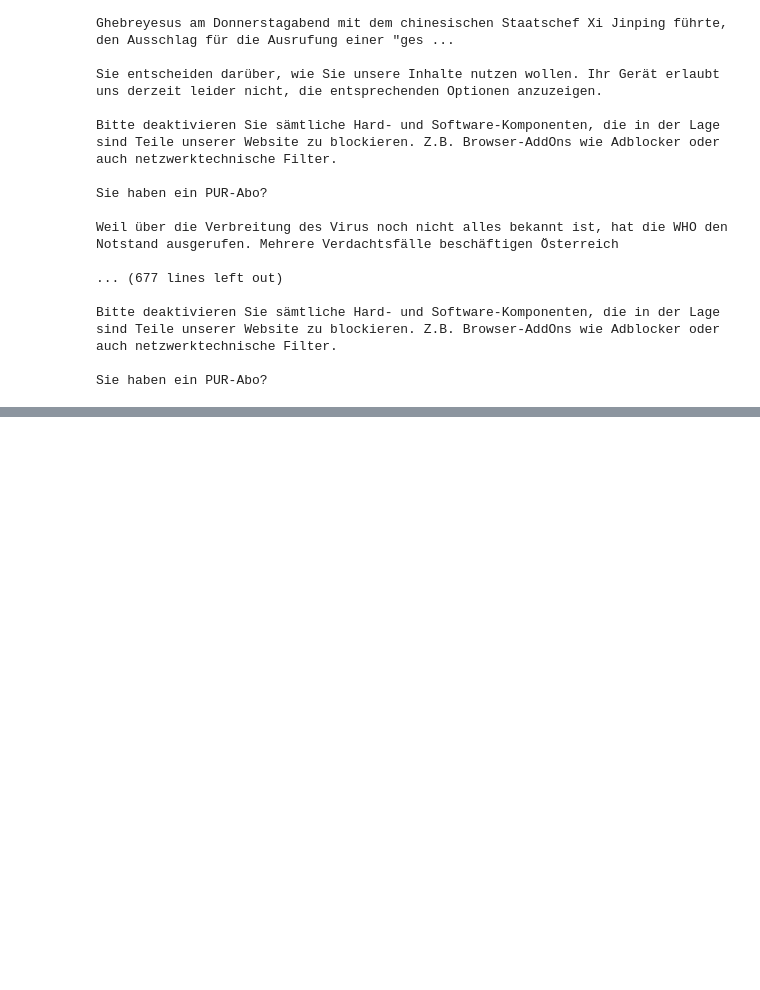
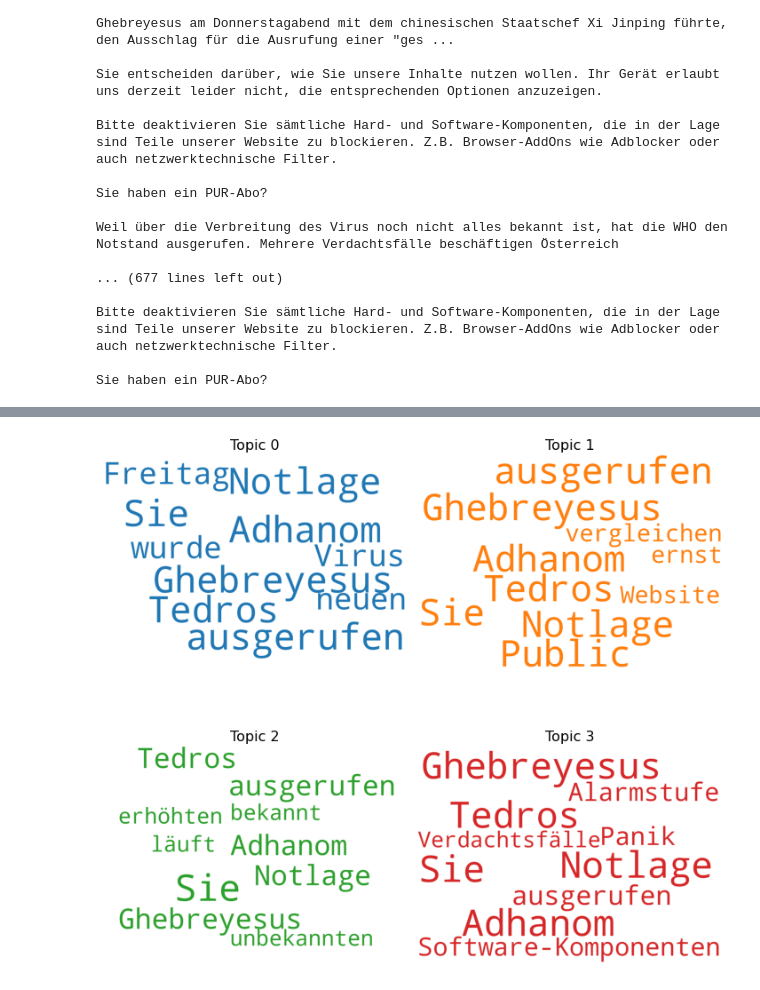
Before and after one commit to johannaunterholzner/Assignments, a Jupyter notebook: final_Assignment_Unterholzner.ipynb, the cells around one changed output, grey strips where cells are left out. Cells and saved outputs as stored; diff of their text form; code cells hidden in the pictures; blank space fills up the shorter version.

```diff
--- a/final_Assignment_Unterholzner.ipynb
+++ b/final_Assignment_Unterholzner.ipynb
@@ -40,6 +40,7 @@ from goose3 import Goose
 url1 = 'https://www.derstandard.at/story/2000114029959/corona-virus-zuerst-nur-wuhan-jetzt-die-ganze-welt'
 g = Goose()
 article1 = g.extract(url=url1)
+article1 = article1.cleaned_text[:]
 # %%
 article1.title
 # %% [output]
@@ -264,0 +279,2 @@ freqdist.most_common(20)
+# %%
+stop = set(nltk.corpus.stopwords.words('german'))
@@ -264,0 +295,6 @@ freqdist.most_common(20)
+# %%
+#Now, let’s create the bag of words model using gensim
+
+dic = gensim.corpora.Dictionary(corpus)
+
+bow_corpus = [dic.doc2bow(doc) for doc in corpus]
@@ -264,0 +305,3 @@ freqdist.most_common(20)
+# %%
+lda_model = gensim.models.LdaMulticore(bow_corpus, num_topics = 4, id2word = dic, passes = 10, workers = 2,  per_word_topics=True)
+lda_model.show_topics()
@@ -264,0 +372,37 @@ freqdist.most_common(20)
+# %%
+# 1. Wordcloud of Top N words in each topic
+from matplotlib import pyplot as plt
+from wordcloud import WordCloud, STOPWORDS
+import matplotlib.colors as mcolors
+
+cols = [color for name, color in mcolors.TABLEAU_COLORS.items()]  # more colors: 'mcolors.XKCD_COLORS'
+
+cloud = WordCloud(stopwords=STOPWORDS,
+                  background_color='white',
+                  width=2500,
+                  height=1800,
+                  max_words=10,
+                  colormap='tab10',
+                  color_func=lambda *args, **kwargs: cols[i],
+                  prefer_horizontal=1.0)
+
+topics = lda_model.show_topics(formatted=False)
+
+fig, axes = plt.subplots(2, 2, figsize=(10,10), sharex=True, sharey=True)
+
+for i, ax in enumerate(axes.flatten()):
+    fig.add_subplot(ax)
+    topic_words = dict(topics[i][1])
+    cloud.generate_from_frequencies(topic_words, max_font_size=300)
+    plt.gca().imshow(cloud)
+    plt.gca().set_title('Topic ' + str(i), fontdict=dict(size=16))
+    plt.gca().axis('off')
+
+
+plt.subplots_adjust(wspace=0, hspace=0)
+plt.axis('off')
+plt.margins(x=0, y=0)
+plt.tight_layout()
+plt.show()
+# %% [output]
+[figure, added]
```
Also changed, not shown: parts of 21 cells of this notebook.
